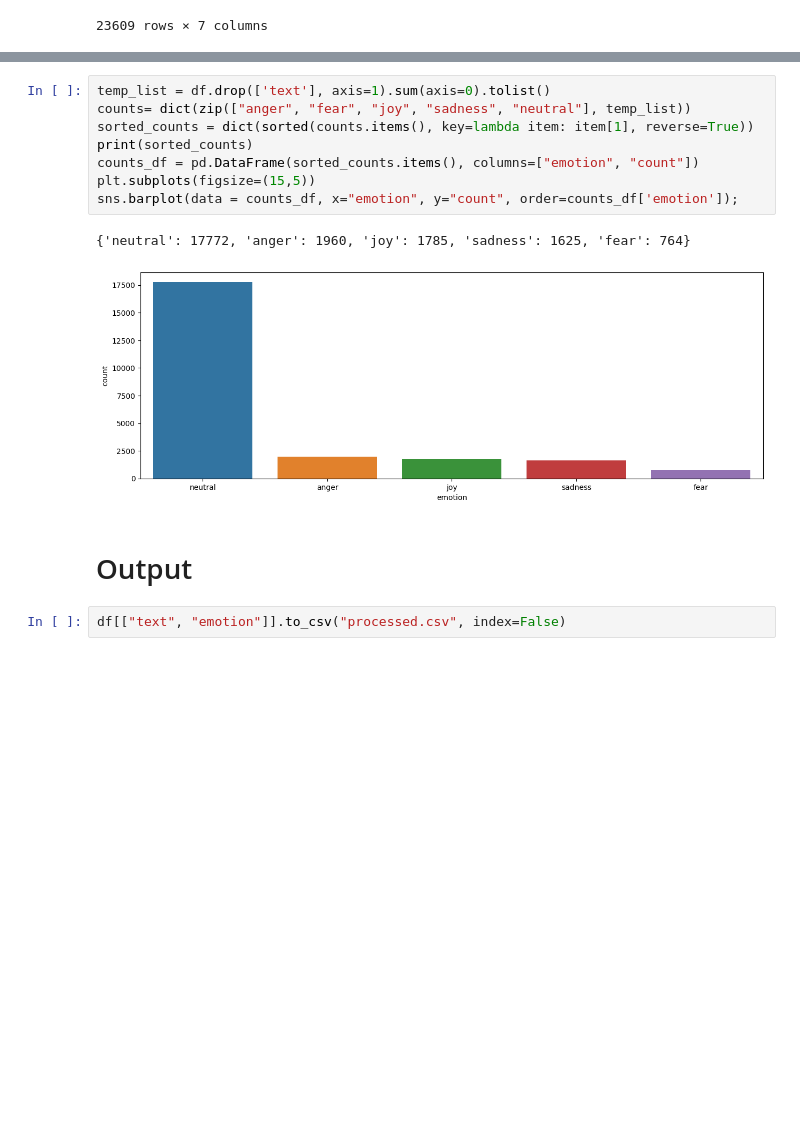
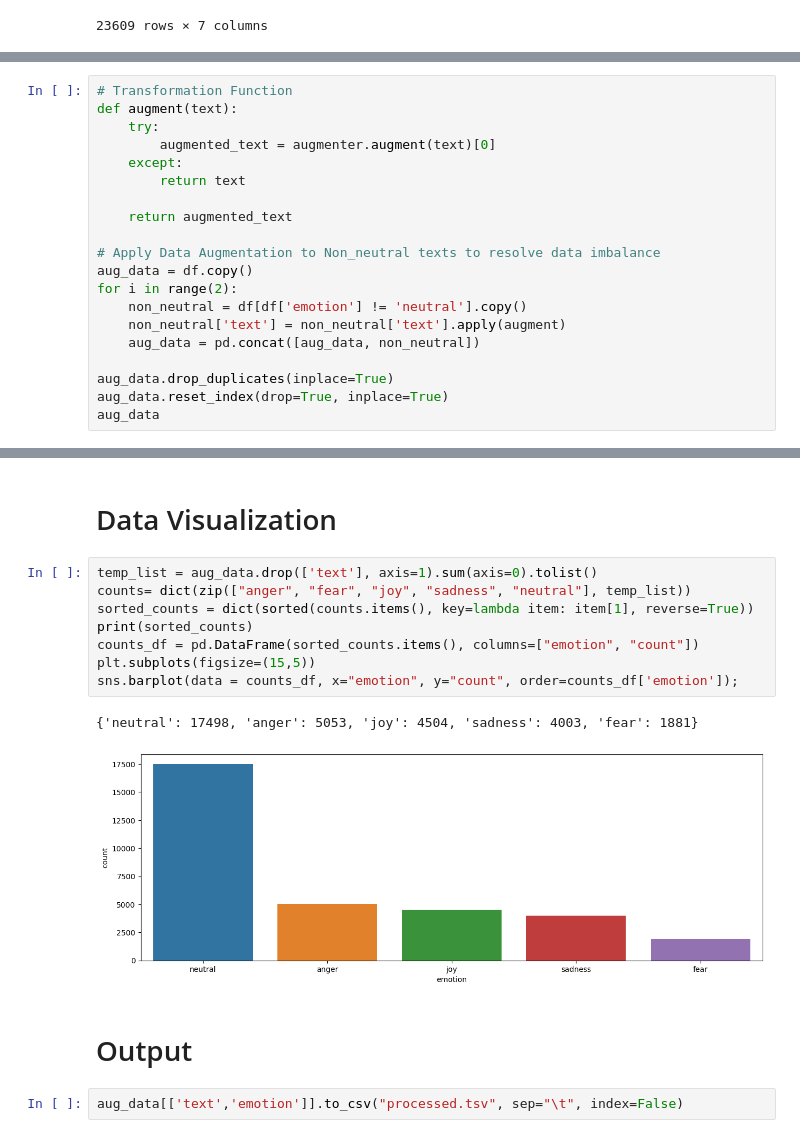
Before and after one commit to congyoua/CSC413Final, a Jupyter notebook: Data.ipynb, the cells around one changed output, grey strips where cells are left out. Cells and saved outputs as stored; diff of their text form; blank space fills up the shorter version.

Commit message:
Add data aug to Data

```diff
--- a/Data.ipynb
+++ b/Data.ipynb
@@ -174,0 +205,20 @@ TypeError: unsupported operand type(s) for +: 'int' and 'str'
+# %%
+# Transformation Function
+def augment(text):
+    try:
+        augmented_text = augmenter.augment(text)[0]
+    except:
+        return text
+
+    return augmented_text
+
+# Apply Data Augmentation to Non_neutral texts to resolve data imbalance
+aug_data = df.copy()
+for i in range(2):
+    non_neutral = df[df['emotion'] != 'neutral'].copy()
+    non_neutral['text'] = non_neutral['text'].apply(augment)
+    aug_data = pd.concat([aug_data, non_neutral])
+
+aug_data.drop_duplicates(inplace=True)
+aug_data.reset_index(drop=True, inplace=True)
+aug_data
@@ -175,15 +239,17 @@ TypeError: unsupported operand type(s) for +: 'int' and 'str'
+# %% [markdown]
+# Data Visualization
 # %%
-temp_list = df.drop(['text'], axis=1).sum(axis=0).tolist()
+temp_list = aug_data.drop(['text'], axis=1).sum(axis=0).tolist()
 counts= dict(zip(["anger", "fear", "joy", "sadness", "neutral"], temp_list))
 sorted_counts = dict(sorted(counts.items(), key=lambda item: item[1], reverse=True))
 print(sorted_counts)
 counts_df = pd.DataFrame(sorted_counts.items(), columns=["emotion", "count"])
 plt.subplots(figsize=(15,5))
 sns.barplot(data = counts_df, x="emotion", y="count", order=counts_df['emotion']);
 # %% [output]
-{'neutral': 17772, 'anger': 1960, 'joy': 1785, 'sadness': 1625, 'fear': 764}
+{'neutral': 17498, 'anger': 5053, 'joy': 4504, 'sadness': 4003, 'fear': 1881}
-[figure, old version]
+[figure, new version]
 # %% [markdown]
 # Output
 # %%
-df[["text", "emotion"]].to_csv("processed.csv", index=False)
+aug_data[['text','emotion']].to_csv("processed.tsv", sep="\t", index=False)
```
Also changed, not shown: parts of 6 cells of this notebook.
